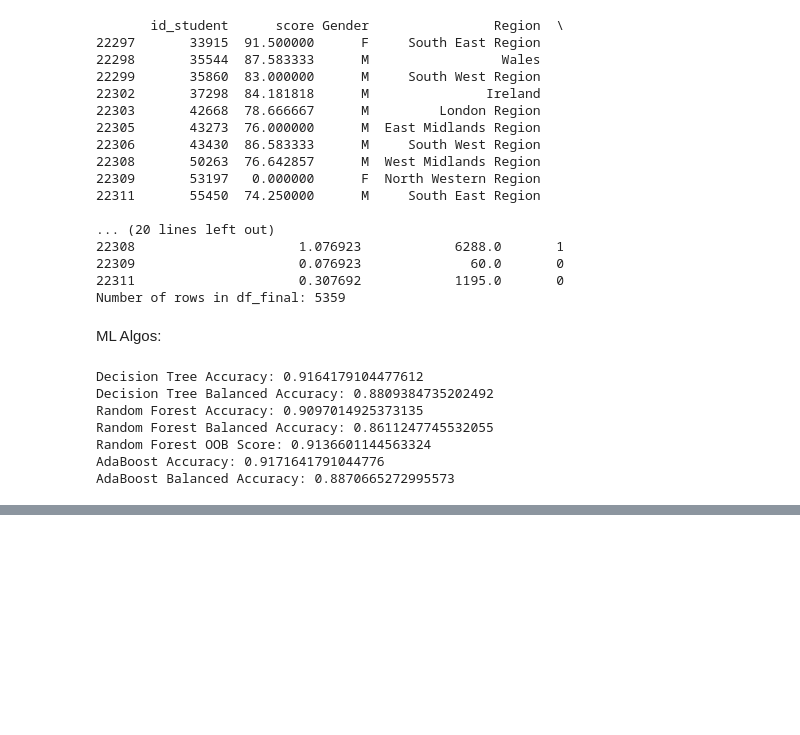
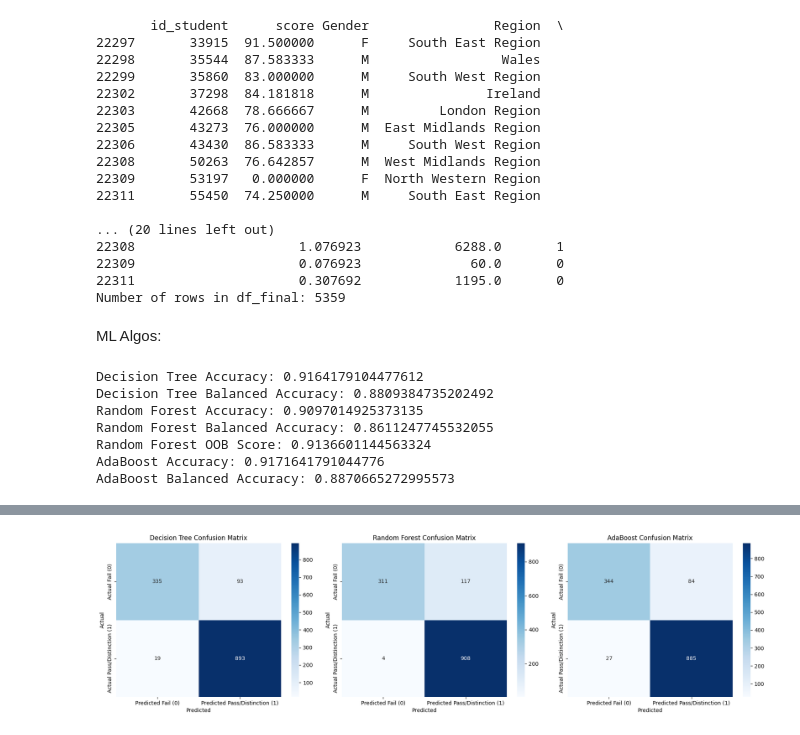
Before and after one commit to buppanasu/Student-Grade-Predictor, a Jupyter notebook: 2)ML_Algo/DT_RF_AB.ipynb, the cells around one changed output, grey strips where cells are left out. Drawn from its saved outputs; the diff is of its cells as text; code cells hidden in the pictures; blank space fills up the shorter version.

```diff
--- a/2)ML_Algo/DT_RF_AB.ipynb
+++ b/2)ML_Algo/DT_RF_AB.ipynb
@@ -290,0 +293,92 @@ AdaBoost Balanced Accuracy: 0.8870665272995573
+# %%
+import pandas as pd
+import seaborn as sns
+import matplotlib.pyplot as plt
+
+from sklearn.model_selection import train_test_split
+from sklearn.metrics import confusion_matrix
+from sklearn.tree import DecisionTreeClassifier
+from sklearn.ensemble import RandomForestClassifier, AdaBoostClassifier
+
+# Define the list of features
+features = [
+    'score',
+    'Gender',
+    'Region',
+    'HLE',
+    'Age group',
+    'Credit Distribution',
+    'assessment_completion_ratio',
+    'total_vle_clicks'
+]
+
+# Separate features and target
+X = df_final[features]
+y = df_final['target']
+
+# One-hot encode categorical variables to convert them into numeric features.
+# Adjust drop_first if you want to avoid dummy variable trap.
+X_encoded = pd.get_dummies(X, columns=['Gender', 'Region', 'HLE', 'Age group'], drop_first=True)
+
+# Split the data (stratified to maintain class balance)
+X_train, X_test, y_train, y_test = train_test_split(
+    X_encoded, y, test_size=0.25, random_state=42, stratify=y
+)
+
+# -------------------------------
+# 1. Decision Tree Classifier
+# -------------------------------
+clf_dt = DecisionTreeClassifier(max_depth=3, random_state=42)
+clf_dt.fit(X_train, y_train)
+y_pred_dt = clf_dt.predict(X_test)
+cm_dt = confusion_matrix(y_test, y_pred_dt)
+print("Decision Tree Confusion Matrix:")
+print(cm_dt)
+
+# -------------------------------
+# 2. Random Forest Classifier
+# -------------------------------
+clf_rf = RandomForestClassifier(
+    n_estimators=100, max_depth=3, random_state=42,
+    bootstrap=True, oob_score=True
+)
+clf_rf.fit(X_train, y_train)
+y_pred_rf = clf_rf.predict(X_test)
+cm_rf = confusion_matrix(y_test, y_pred_rf)
+print("\nRandom Forest Confusion Matrix:")
+print(cm_rf)
+
+# -------------------------------
+# 3. AdaBoost Classifier
+# -------------------------------
+# Use the new parameter 'estimator' for the base learner
+clf_ab = AdaBoostClassifier(
+    estimator=DecisionTreeClassifier(max_depth=1),
+    n_estimators=100, random_state=42
+)
+clf_ab.fit(X_train, y_train)
+y_pred_ab = clf_ab.predict(X_test)
+cm_ab = confusion_matrix(y_test, y_pred_ab)
+print("\nAdaBoost Confusion Matrix:")
+print(cm_ab)
+
+# -------------------------------
+# Plot all three confusion matrices side-by-side
+# -------------------------------
+fig, axes = plt.subplots(1, 3, figsize=(18, 5))
+models = ['Decision Tree', 'Random Forest', 'AdaBoost']
+cms = [cm_dt, cm_rf, cm_ab]
+
+for ax, model, cm in zip(axes, models, cms):
+    sns.heatmap(
+        cm, annot=True, fmt='d', cmap='Blues', ax=ax,
+        xticklabels=["Predicted Fail (0)", "Predicted Pass/Distinction (1)"],
+        yticklabels=["Actual Fail (0)", "Actual Pass/Distinction (1)"]
+    )
+    ax.set_title(f"{model} Confusion Matrix")
+    ax.set_xlabel("Predicted")
+    ax.set_ylabel("Actual")
+
+plt.tight_layout()
+plt.show()
+# %% [output]
@@ -290,0 +396 @@ AdaBoost Balanced Accuracy: 0.8870665272995573
+[figure, added]
```
Also changed, not shown: parts of 2 cells of this notebook.
